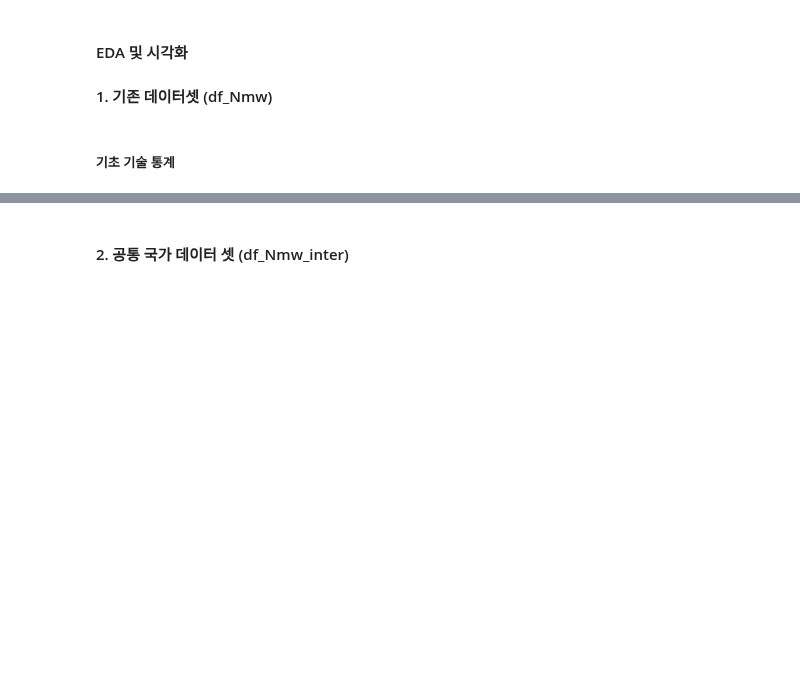
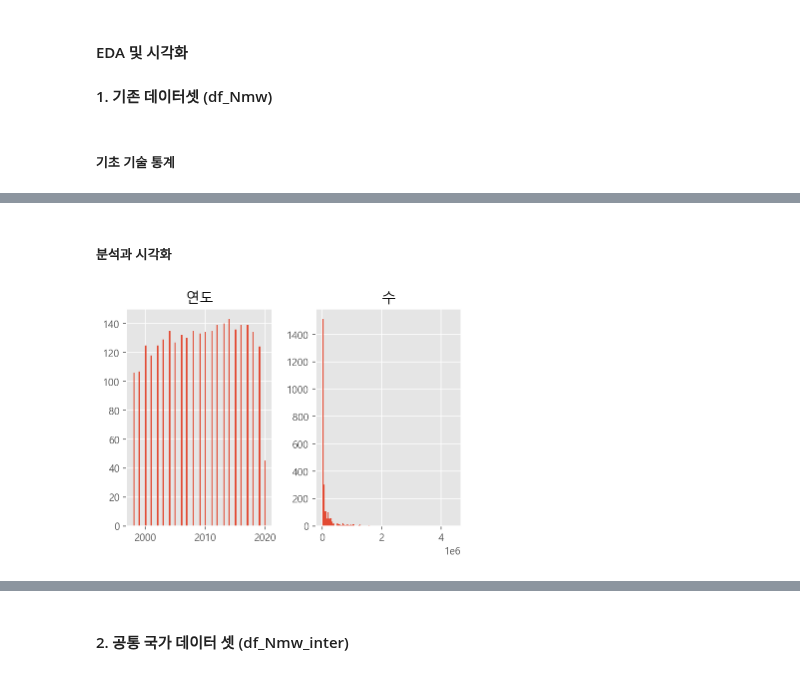
Before and after one commit to nuyhc/Mini_Project, a Jupyter notebook: 8. CAoMDDaHE/CAoMDDaHE.ipynb, the cells around one changed output, grey strips where cells are left out. Drawn from its saved outputs; the diff is of its cells as text; code cells hidden in the pictures; blank space fills up the shorter version.

```diff
--- a/8. CAoMDDaHE/CAoMDDaHE.ipynb
+++ b/8. CAoMDDaHE/CAoMDDaHE.ipynb
@@ -176,0 +201,6 @@ df_Nmw_inter.shape
+# %% [markdown]
+##### 분석과 시각화
+# %%
+_ = df_Nmw.hist(bins=100)
+# %% [output]
+[figure, added]
```
Also changed, not shown: parts of 17 cells of this notebook.
